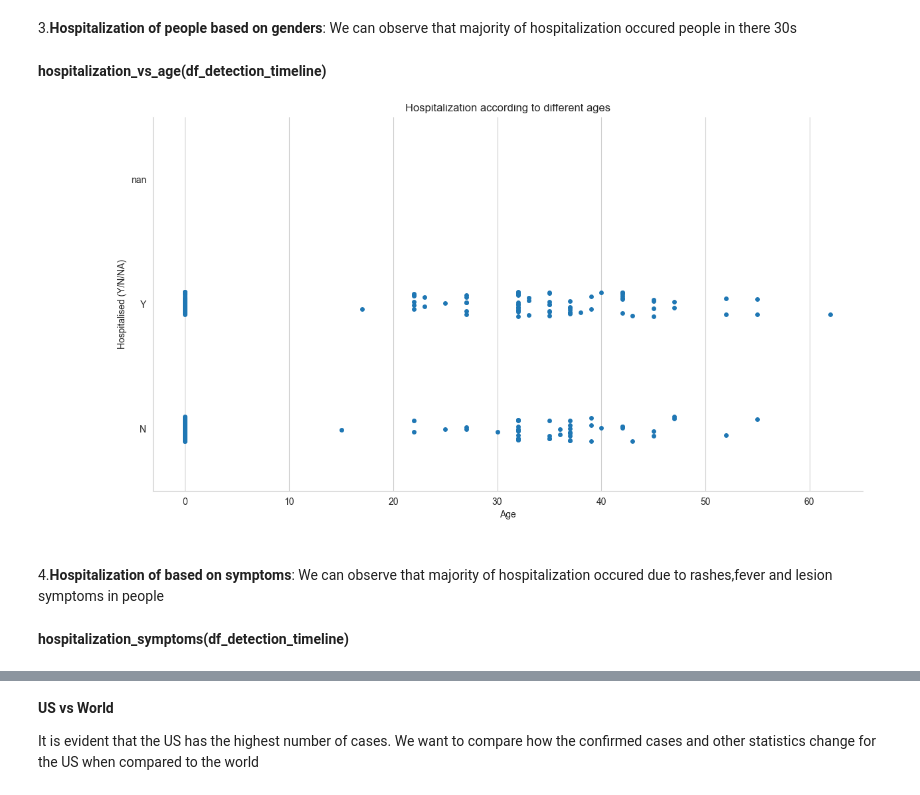
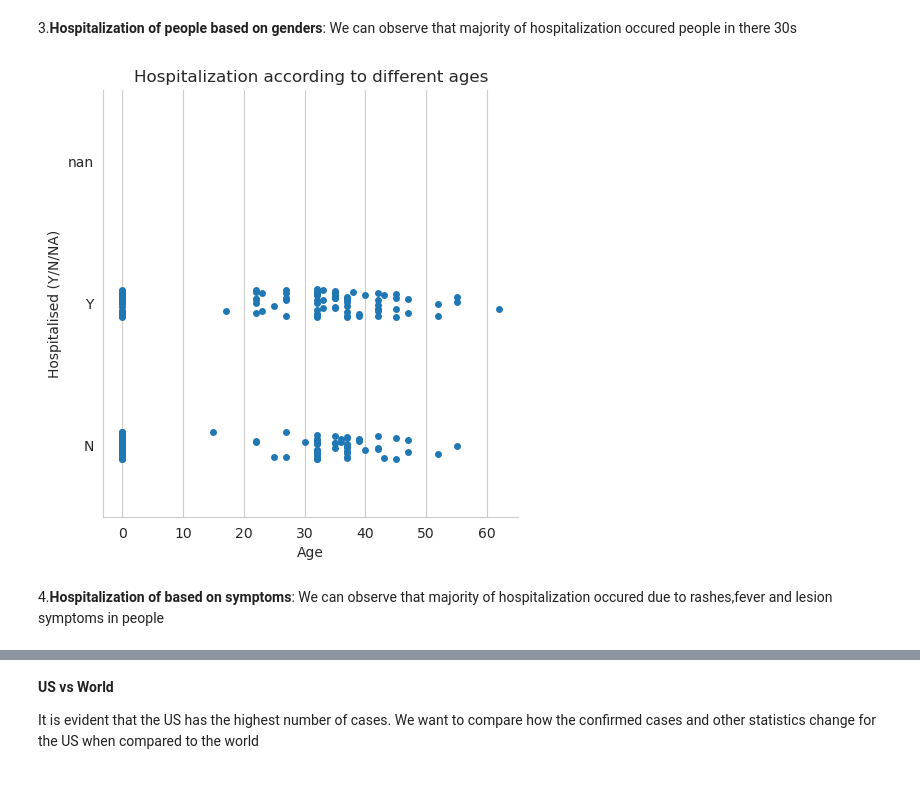
Before and after one commit to vatch123/Monkey-Pox, a Jupyter notebook: EDA_analysis.ipynb, the cells around one changed output, grey strips where cells are left out. Cells and saved outputs as stored; diff of their text form; code cells hidden in the pictures.

```diff
--- a/EDA_analysis.ipynb
+++ b/EDA_analysis.ipynb
@@ -164,12 +178,10 @@ virus_vs_age_group(df_detection_timeline)
 [figure]
 # %% [markdown]
 3.__Hospitalization of people based on genders__: We can observe that majority of hospitalization occured people in there 30s
-# %% [markdown]
-__hospitalization_vs_age(df_detection_timeline)__
-# %% [markdown]
-![Hospitalization%20Age.png](attachment:Hospitalization%20Age.png)
+# %%
+hospitalization_vs_age(df_detection_timeline)
+# %% [output]
+[figure, added]
 # %% [markdown]
 4.__Hospitalization of based on symptoms__: We can observe that majority of hospitalization occured due to rashes,fever
                                             and lesion symptoms in people
-# %% [markdown]
-__hospitalization_symptoms(df_detection_timeline)__
```
Also changed, not shown: parts of 15 cells of this notebook, 13 other files.
